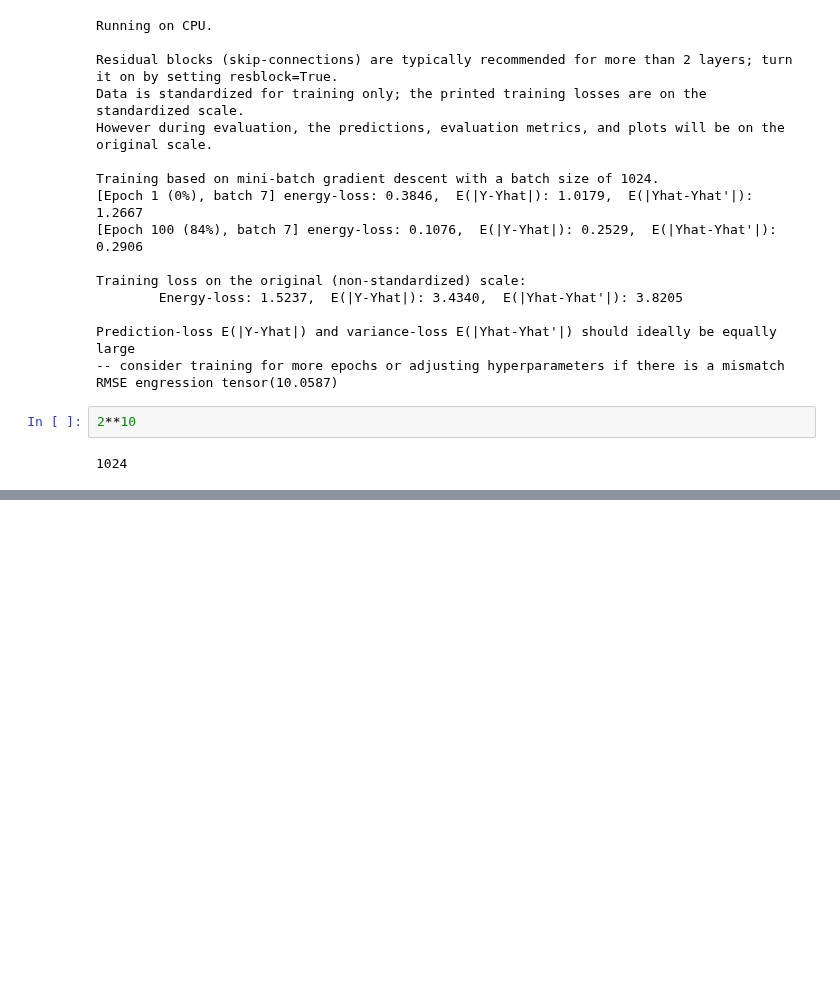
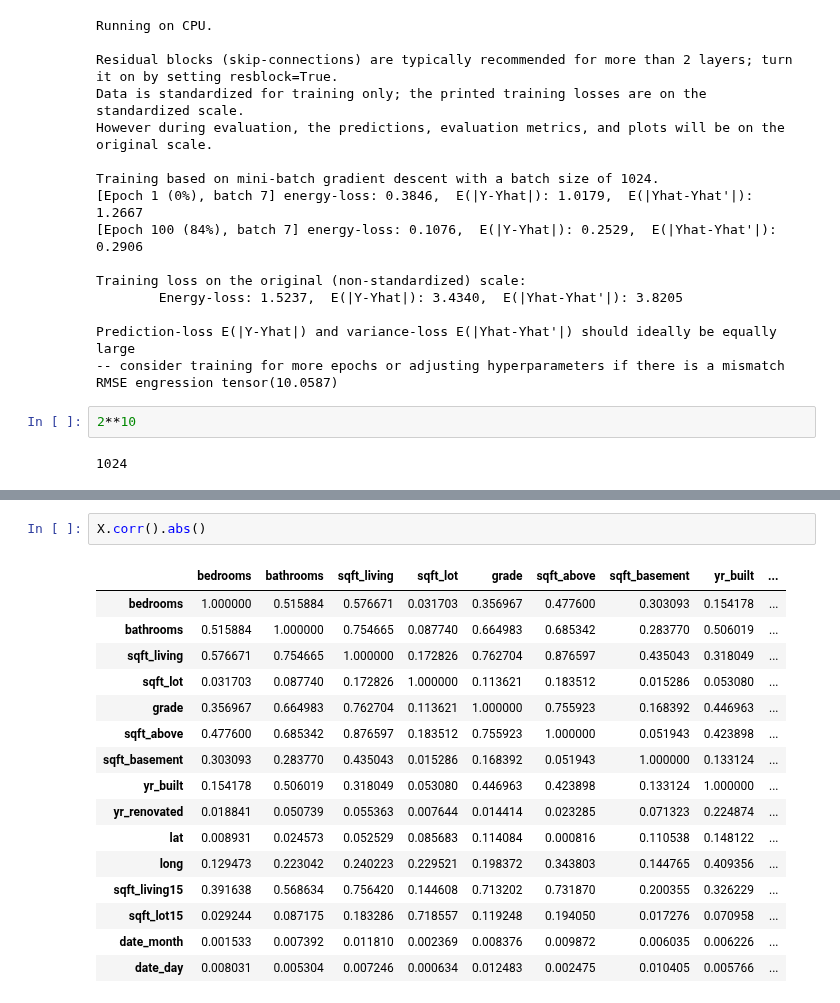
Before and after one commit to mmaninetti/ML_models_for_extrapolation, a Jupyter notebook: ONLY NUMERICAL FEATURES/REGRESSION/RMSE/tests.ipynb, the cells around one changed output, grey strips where cells are left out. Drawn from its saved outputs; the diff is of its cells as text; blank space fills up the shorter version.

```diff
--- a/ONLY NUMERICAL FEATURES/REGRESSION/RMSE/tests.ipynb
+++ b/ONLY NUMERICAL FEATURES/REGRESSION/RMSE/tests.ipynb
@@ -1284,0 +1360,19 @@ RMSE engression tensor(10.0587)
+# %%
+X.corr().abs()
+# %% [output]
+|  | bedrooms | bathrooms | sqft_living | sqft_lot | grade | sqft_above | sqft_basement | yr_built | ... |
+| bedrooms | 1.000000 | 0.515884 | 0.576671 | 0.031703 | 0.356967 | 0.477600 | 0.303093 | 0.154178 | ... |
+| bathrooms | 0.515884 | 1.000000 | 0.754665 | 0.087740 | 0.664983 | 0.685342 | 0.283770 | 0.506019 | ... |
+| sqft_living | 0.576671 | 0.754665 | 1.000000 | 0.172826 | 0.762704 | 0.876597 | 0.435043 | 0.318049 | ... |
+| sqft_lot | 0.031703 | 0.087740 | 0.172826 | 1.000000 | 0.113621 | 0.183512 | 0.015286 | 0.053080 | ... |
+| grade | 0.356967 | 0.664983 | 0.762704 | 0.113621 | 1.000000 | 0.755923 | 0.168392 | 0.446963 | ... |
+| sqft_above | 0.477600 | 0.685342 | 0.876597 | 0.183512 | 0.755923 | 1.000000 | 0.051943 | 0.423898 | ... |
+| sqft_basement | 0.303093 | 0.283770 | 0.435043 | 0.015286 | 0.168392 | 0.051943 | 1.000000 | 0.133124 | ... |
+| yr_built | 0.154178 | 0.506019 | 0.318049 | 0.053080 | 0.446963 | 0.423898 | 0.133124 | 1.000000 | ... |
+| yr_renovated | 0.018841 | 0.050739 | 0.055363 | 0.007644 | 0.014414 | 0.023285 | 0.071323 | 0.224874 | ... |
+| lat | 0.008931 | 0.024573 | 0.052529 | 0.085683 | 0.114084 | 0.000816 | 0.110538 | 0.148122 | ... |
+| long | 0.129473 | 0.223042 | 0.240223 | 0.229521 | 0.198372 | 0.343803 | 0.144765 | 0.409356 | ... |
+| sqft_living15 | 0.391638 | 0.568634 | 0.756420 | 0.144608 | 0.713202 | 0.731870 | 0.200355 | 0.326229 | ... |
+| sqft_lot15 | 0.029244 | 0.087175 | 0.183286 | 0.718557 | 0.119248 | 0.194050 | 0.017276 | 0.070958 | ... |
+| date_month | 0.001533 | 0.007392 | 0.011810 | 0.002369 | 0.008376 | 0.009872 | 0.006035 | 0.006226 | ... |
+| date_day | 0.008031 | 0.005304 | 0.007246 | 0.000634 | 0.012483 | 0.002475 | 0.010405 | 0.005766 | ... |
```
Also changed, not shown: parts of 6 cells of this notebook, 2 other files.
